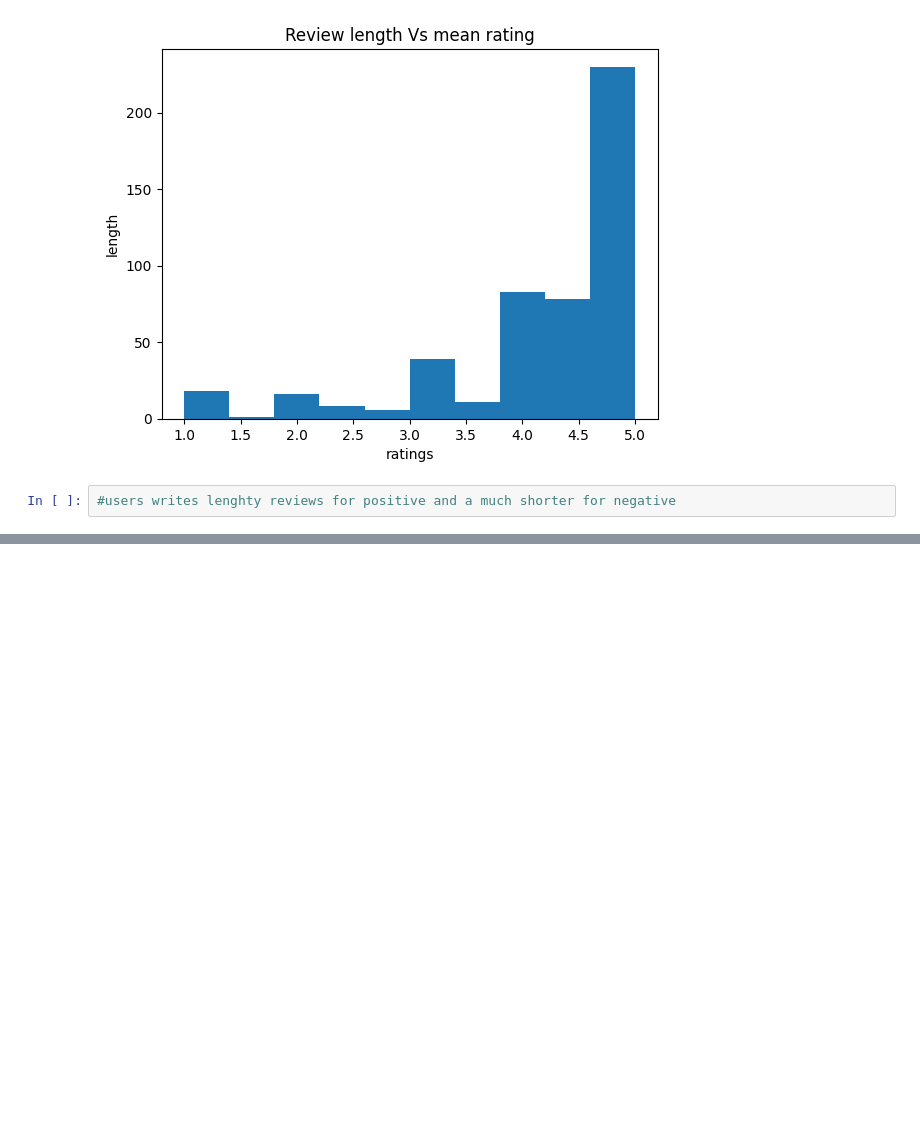
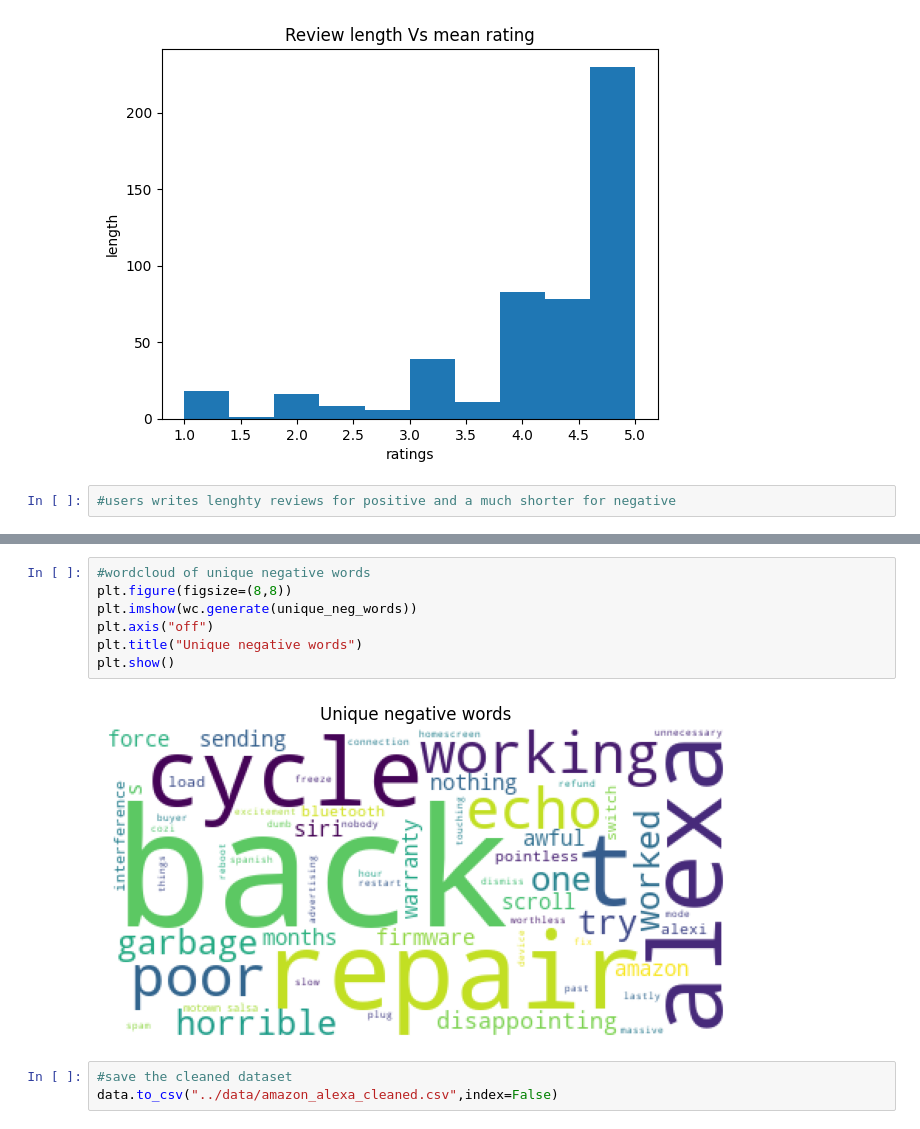
Before and after one commit to S1nen/Sentiment-Analysis-System, a Jupyter notebook: notebooks/EDA.ipynb, the cells around one changed output, grey strips where cells are left out. Cells and saved outputs as stored; diff of their text form; blank space fills up the shorter version.

```diff
--- a/notebooks/EDA.ipynb
+++ b/notebooks/EDA.ipynb
@@ -308,0 +383,12 @@ cv=CountVectorizer(stop)
+# %%
+#wordcloud of unique negative words
+plt.figure(figsize=(8,8))
+plt.imshow(wc.generate(unique_neg_words))
+plt.axis("off")
+plt.title("Unique negative words")
+plt.show()
+# %% [output]
+[figure, added]
+# %%
+#save the cleaned dataset
+data.to_csv("../data/amazon_alexa_cleaned.csv",index=False)
```
Also changed, not shown: parts of 8 cells of this notebook, 2 other files.
